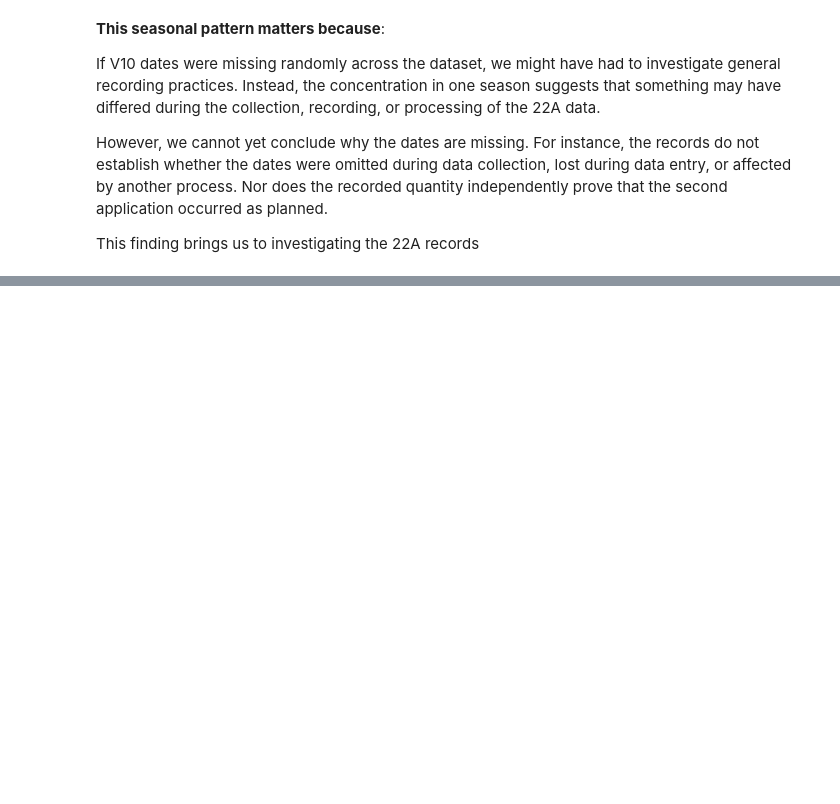
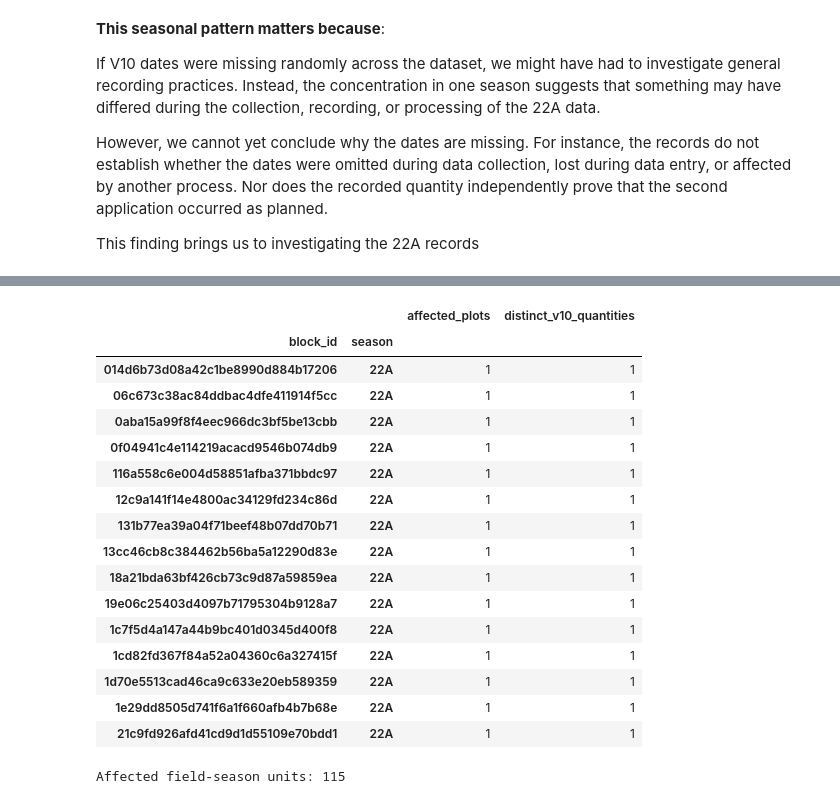
Before and after one commit to Vin-Okumu/maize-yield-optimization-rwanda, a Jupyter notebook: 02_Notebooks/02_data_cleaning.ipynb, the cells around one changed output, grey strips where cells are left out. Cells and saved outputs as stored; diff of their text form; code cells hidden in the pictures; blank space fills up the shorter version.

```diff
--- a/02_Notebooks/02_data_cleaning.ipynb
+++ b/02_Notebooks/02_data_cleaning.ipynb
@@ -554,0 +591,36 @@ This finding brings us to investigating the 22A records
+# %%
+missing_v10_by_field = (
+    v10_missing_22a
+    .groupby(["block_id", "season"])
+    .agg(
+        affected_plots=("plot_id", "size"),
+        distinct_v10_quantities=("urea_V10_kgha", "nunique")
+    )
+    .sort_values("affected_plots", ascending=False)
+)
+
+display(missing_v10_by_field.head(15))
+
+print(
+    "Affected field-season units:",
+    missing_v10_by_field.shape[0]
+)
+# %% [output]
+|  |  | affected_plots | distinct_v10_quantities |
+| block_id | season |  |  |
+| 014d6b73d08a42c1be8990d884b17206 | 22A | 1 | 1 |
+| 06c673c38ac84ddbac4dfe411914f5cc | 22A | 1 | 1 |
+| 0aba15a99f8f4eec966dc3bf5be13cbb | 22A | 1 | 1 |
+| 0f04941c4e114219acacd9546b074db9 | 22A | 1 | 1 |
+| 116a558c6e004d58851afba371bbdc97 | 22A | 1 | 1 |
+| 12c9a141f14e4800ac34129fd234c86d | 22A | 1 | 1 |
+| 131b77ea39a04f71beef48b07dd70b71 | 22A | 1 | 1 |
+| 13cc46cb8c384462b56ba5a12290d83e | 22A | 1 | 1 |
+| 18a21bda63bf426cb73c9d87a59859ea | 22A | 1 | 1 |
+| 19e06c25403d4097b71795304b9128a7 | 22A | 1 | 1 |
+| 1c7f5d4a147a44b9bc401d0345d400f8 | 22A | 1 | 1 |
+| 1cd82fd367f84a52a04360c6a327415f | 22A | 1 | 1 |
+| 1d70e5513cad46ca9c633e20eb589359 | 22A | 1 | 1 |
+| 1e29dd8505d741f6a1f660afb4b7b68e | 22A | 1 | 1 |
+| 21c9fd926afd41cd9d1d55109e70bdd1 | 22A | 1 | 1 |
+Affected field-season units: 115
```
Also changed, not shown: parts of 1 cell of this notebook.
